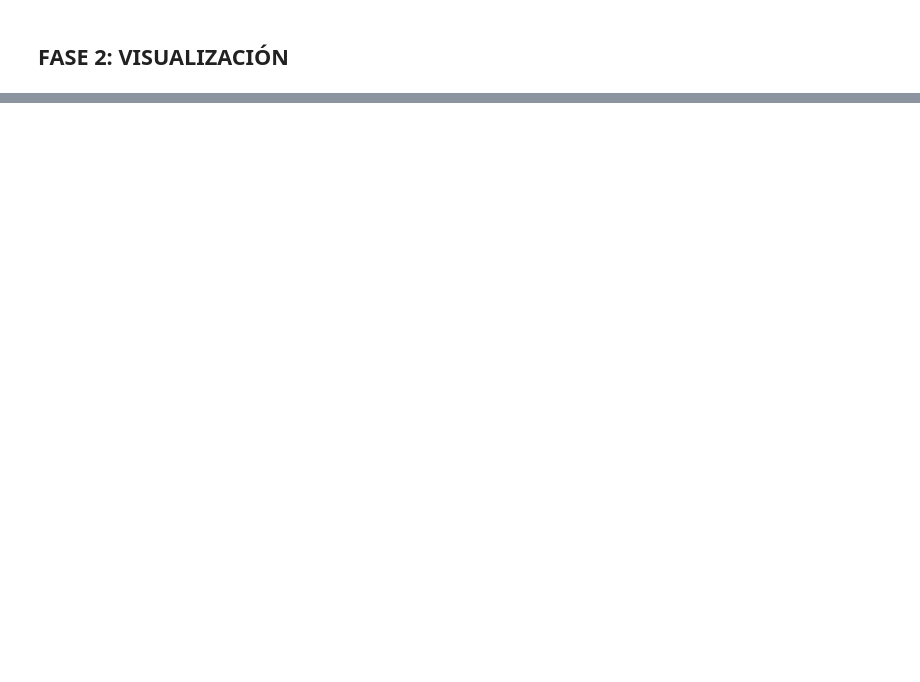
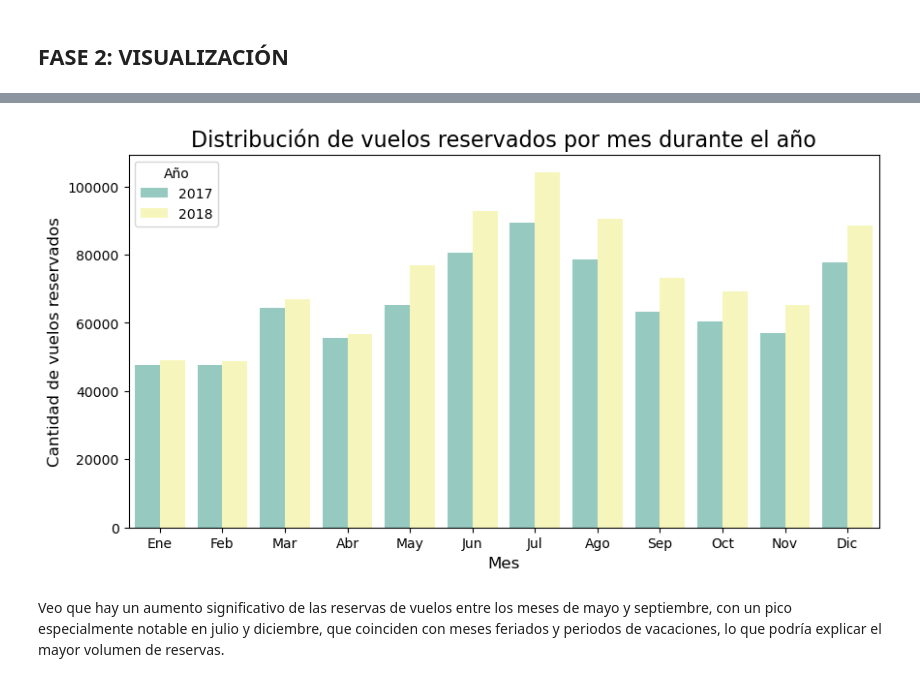
Before and after one commit to Adalab/bda-modulo-3-evaluacion-final-VeroSanchezO, a Jupyter notebook: Fase_2_Visualizacion_VSO.ipynb, the cells around one changed output, grey strips where cells are left out. Saved outputs shown, nothing was run; the diff lists cells and outputs as text; code cells hidden in the pictures; blank space fills up the shorter version.

Commit message:
Fase visualizacion

```diff
--- a/Fase_2_Visualizacion_VSO.ipynb
+++ b/Fase_2_Visualizacion_VSO.ipynb
@@ -38,3 +54,7 @@ pd.set_option('display.max_columns', None) # para poder visualizar todas las col
 5. ¿Cuál es la proporción de clientes con diferentes tipos de tarjetas de fidelidad?
 
 6. ¿Cómo se distribuyen los clientes según su estado civil y género?
+# %%
+# 1. ¿Cómo se distribuye la cantidad de vuelos reservados por mes durante el año?
+reserv_mes = df.groupby(['Year', 'Month'])['Flights Booked'].sum().reset_index()
+reserv_mes
@@ -40,0 +79,16 @@ pd.set_option('display.max_columns', None) # para poder visualizar todas las col
+# %%
+# Este gráfico es ideal porq tengo varios años de datos y deseo comparar cómo se distribuyeron los vuelos reservados en cada mes a lo largo de diferentes años.
+# Graficar con Seaborn
+plt.figure(figsize=(10, 5));  # Tamaño de la figura (ajustable)
+sns.barplot(data=reserv_mes, x='Month', y='Flights Booked', hue='Year', palette= "Set3");
+
+# Personalización del gráfico
+plt.title('Distribución de vuelos reservados por mes durante el año', fontsize=16);
+plt.xlabel('Mes', fontsize=12);
+plt.ylabel('Cantidad de vuelos reservados', fontsize=12);
+plt.xticks(ticks=range(12), labels=['Ene', 'Feb', 'Mar', 'Abr', 'May', 'Jun', 'Jul', 'Ago', 'Sep', 'Oct', 'Nov', 'Dic']);
+plt.legend(title='Año', loc='upper left');
+# %% [output]
+[figure, added]
+# %% [markdown]
+Veo que hay un aumento significativo de las reservas de vuelos entre los meses de mayo y septiembre, con un pico especialmente notable en julio y diciembre, que coinciden con meses feriados y periodos de vacaciones, lo que podría explicar el mayor volumen de reservas.
```
Also changed, not shown: parts of 7 cells of this notebook, 2 other files.
